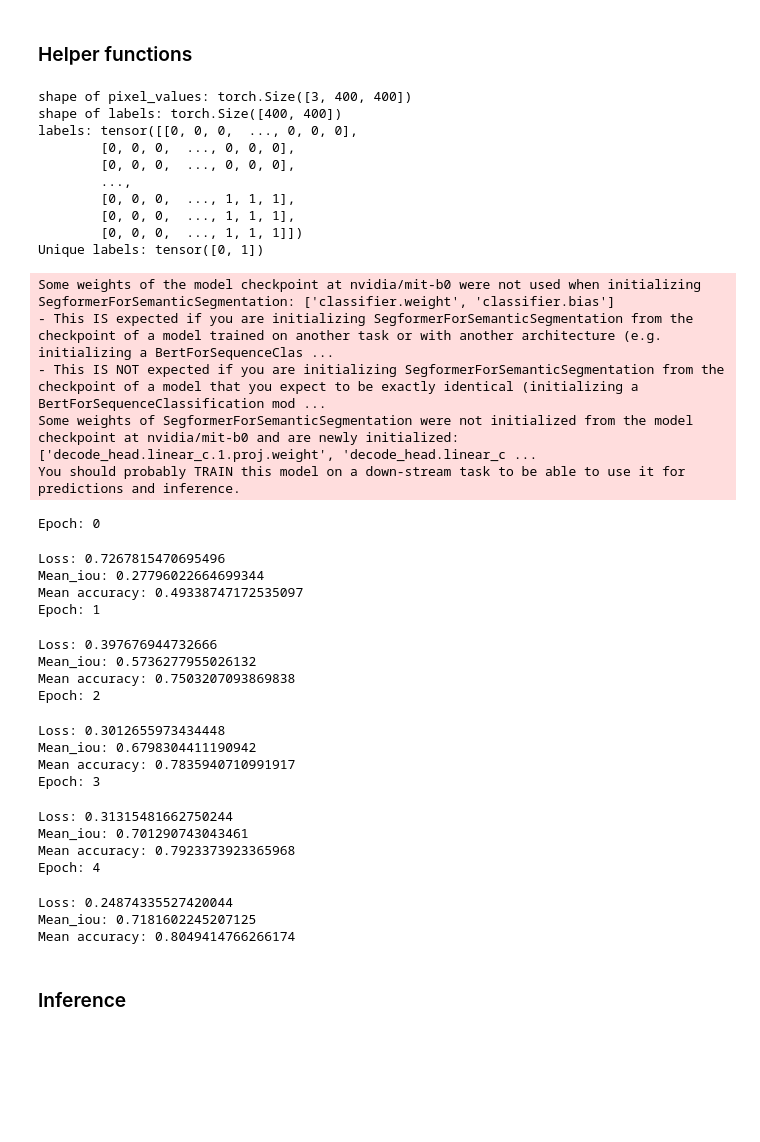
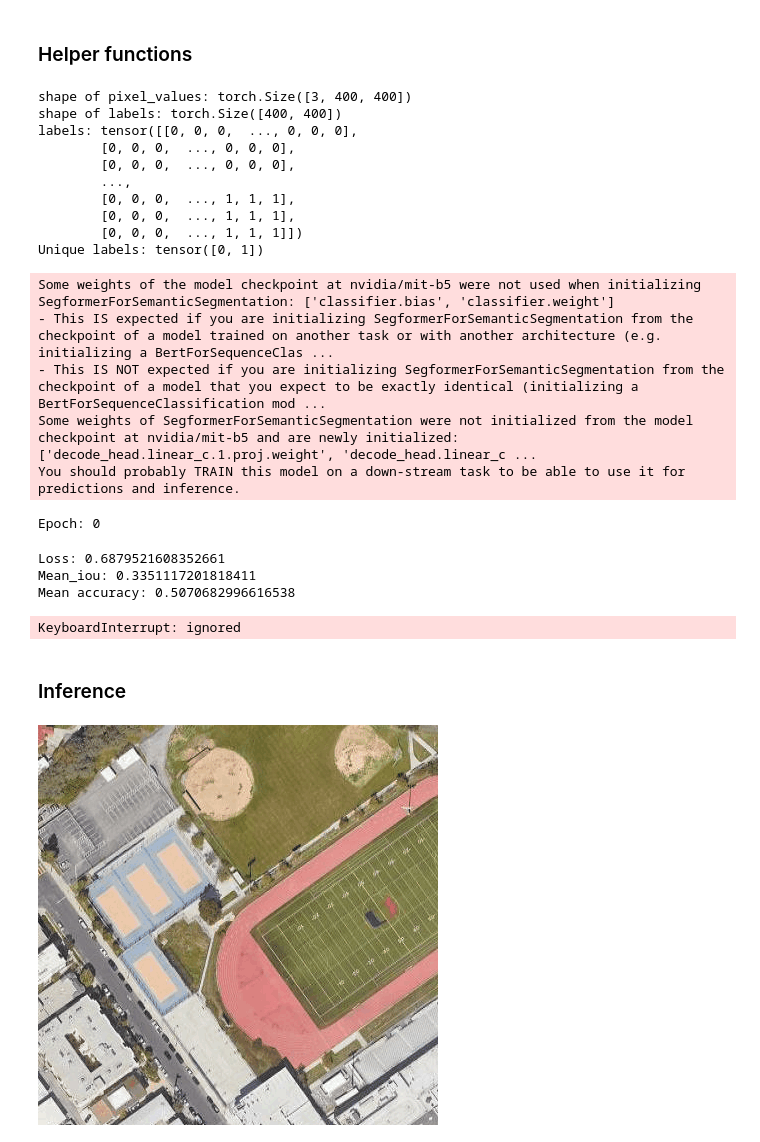
Before and after one commit to Rasilu/cil, a Jupyter notebook: code/CIL_Segformer.ipynb, the cells around one changed output. Cells and saved outputs as stored; diff of their text form; code cells hidden in the pictures; blank space fills up the shorter version.

Commit message:
Working version of segformer

```diff
--- a/code/CIL_Segformer.ipynb
+++ b/code/CIL_Segformer.ipynb
@@ -206,7 +206,7 @@ device = get_device()
 root_dir = os.path.join('drive', 'MyDrive', 'ETH', 'CIL', 'Project', 'datasets', 'kaggle_augmented')
 
 
-feature_extractor = SegformerFeatureExtractor(reduce_labels=False, size=400)
+feature_extractor = SegformerFeatureExtractor(reduce_labels=False, size=400, image_mean=None, image_std=None)
 
 train_dataset = SemanticSegmentationDataset(root_dir=root_dir, feature_extractor=feature_extractor)
 valid_dataset = SemanticSegmentationDataset(root_dir=root_dir, feature_extractor=feature_extractor, train=False)
@@ -224,11 +224,11 @@ valid_dataloader = DataLoader(valid_dataset, batch_size=8)
 
 
 # id2label mapping
-id2label = {0: "is_road", 255: "is_not_road"}
+id2label = {0: "is_road", 1: "is_not_road"}
 label2id = {v: k for k, v in id2label.items()}
 
 # define model
-model = SegformerForSemanticSegmentation.from_pretrained("nvidia/mit-b0",
+model = SegformerForSemanticSegmentation.from_pretrained("nvidia/mit-b5",
                                                           num_labels=2,
                                                           id2label=id2label,
                                                           label2id=label2id)
@@ -243,7 +243,7 @@ model.to(device)
 model.train()
 
 history = {}  # collects metrics at the end of each epoch
-n_epochs = 5
+n_epochs = 10
 
 n_accumulation_steps = 1 # accumulating gradients, together with a batch size of m we update the gradients every n*m samples
 
@@ -289,7 +289,7 @@ for epoch in range(n_epochs):  # loop over the dataset multiple times
 # save the fine-tuned model
 
 model_dir = "fine_tuned_segformer"
-if not os. path. isdir("fine_tuned_segformer"):
+if not os.path.isdir("fine_tuned_segformer"):
   os.makedirs(model_dir)
 model.save_pretrained(model_dir)
 # %% [output]
@@ -303,30 +303,22 @@ labels: tensor([[0, 0, 0,  ..., 0, 0, 0],
         [0, 0, 0,  ..., 1, 1, 1],
         [0, 0, 0,  ..., 1, 1, 1]])
 Unique labels: tensor([0, 1])
-Some weights of the model checkpoint at nvidia/mit-b0 were not used when initializing SegformerForSemanticSegmentation: ['classifier.weight', 'classifier.bias']
+Some weights of the model checkpoint at nvidia/mit-b5 were not used when initializing SegformerForSemanticSegmentation: ['classifier.bias', 'classifier.weight']
 - This IS expected if you are initializing SegformerForSemanticSegmentation from the checkpoint of a model trained on another task or with another architecture (e.g. initializing a BertForSequenceClas ...
 - This IS NOT expected if you are initializing SegformerForSemanticSegmentation from the checkpoint of a model that you expect to be exactly identical (initializing a BertForSequenceClassification mod ...
-Some weights of SegformerForSemanticSegmentation were not initialized from the model checkpoint at nvidia/mit-b0 and are newly initialized: ['decode_head.linear_c.1.proj.weight', 'decode_head.linear_c ...
+Some weights of SegformerForSemanticSegmentation were not initialized from the model checkpoint at nvidia/mit-b5 and are newly initialized: ['decode_head.linear_c.1.proj.weight', 'decode_head.linear_c ...
 You should probably TRAIN this model on a down-stream task to be able to use it for predictions and inference.
 Epoch: 0
-Loss: 0.7267815470695496
-Mean_iou: 0.27796022664699344
-Mean accuracy: 0.49338747172535097
-Epoch: 1
+Loss: 0.6879521608352661
+Mean_iou: 0.3351117201818411
+Mean accuracy: 0.5070682996616538
-Loss: 0.397676944732666
-Mean_iou: 0.5736277955026132
-Mean accuracy: 0.7503207093869838
-Epoch: 2
+KeyboardInterrupt: ignored
-Loss: 0.3012655973434448
-Mean_iou: 0.6798304411190942
-Mean accuracy: 0.7835940710991917
-Epoch: 3
-Loss: 0.31315481662750244
-Mean_iou: 0.701290743043461
-Mean accuracy: 0.7923373923365968
-Epoch: 4
-Loss: 0.24874335527420044
-Mean_iou: 0.7181602245207125
-Mean accuracy: 0.8049414766266174
 # %% [markdown]
 ### Inference
+# %%
+img_path = os.path.join('drive', 'MyDrive', 'ETH', 'CIL', 'Project', 'datasets', 'kaggle_data', 'test', 'images', 'satimage_145.png')
+# %%
+image = Image.open(img_path).convert('RGB')
+image
+# %% [output]
+[figure, added]
```
Also changed, not shown: parts of 6 cells of this notebook.
